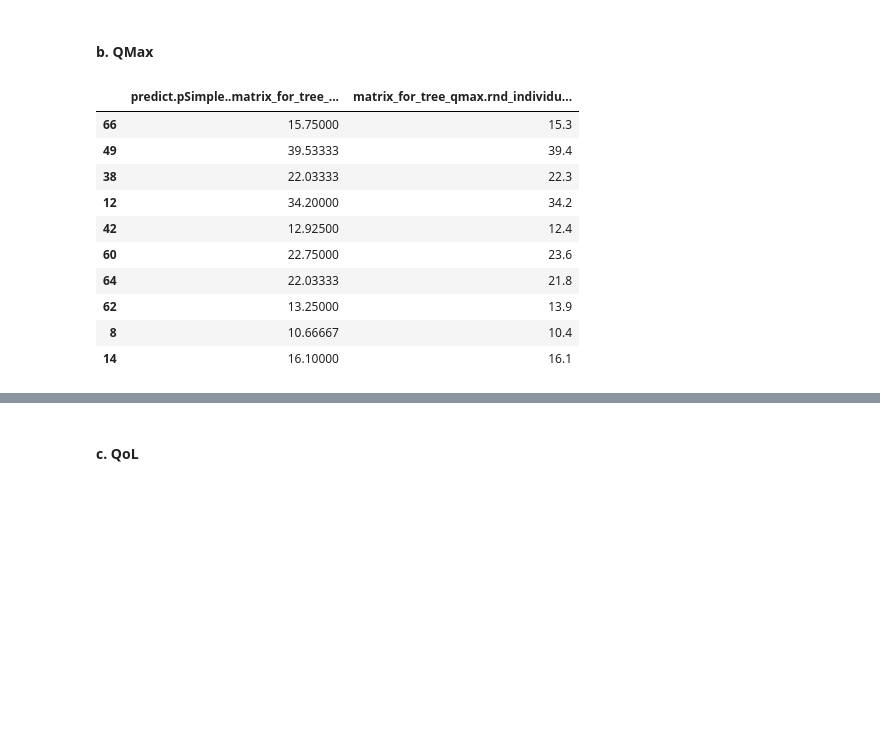
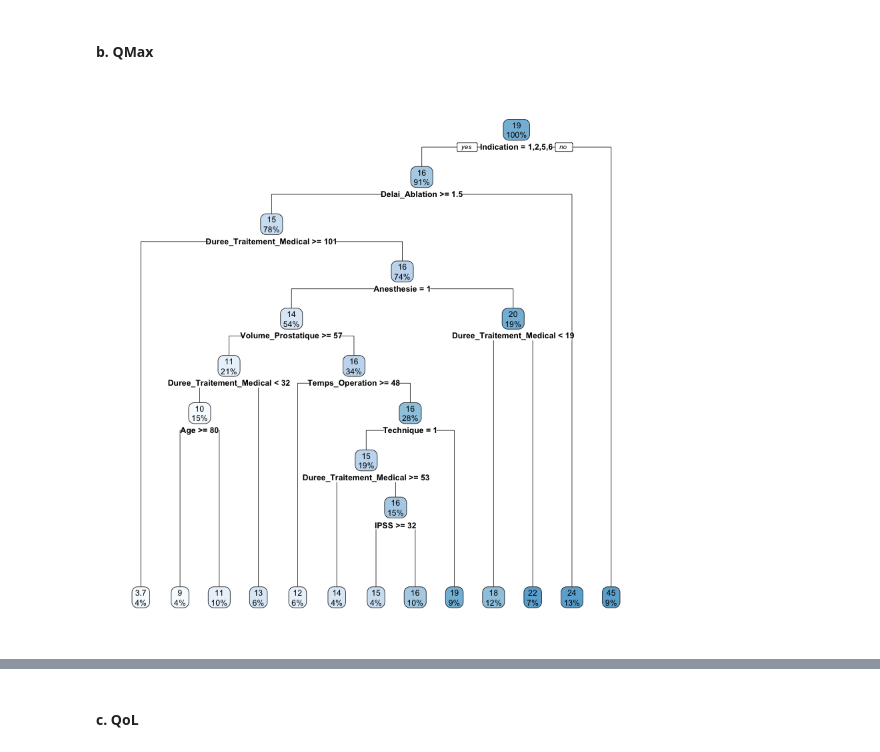
Before and after one commit to BigFab/TP_Adenome, a Jupyter notebook: rtupb_vbpps.ipynb, the cells around one changed output, grey strips where cells are left out. Cells and saved outputs as stored; diff of their text form; code cells hidden in the pictures; blank space fills up the shorter version.

```diff
--- a/rtupb_vbpps.ipynb
+++ b/rtupb_vbpps.ipynb
@@ -921,27 +965,15 @@ data.frame(predict(pSimple,matrix_for_tree_ipss[rnd_individus,]), matrix_for_tre
 # %% [markdown]
 #### b. QMax
 # %%
+# Calcul de l'arbre
 qmax = subset(rtupb_vbpps_post, select = c(M12_Qmax))
 matrix_for_tree_qmax = cbind(rtupb_vbpps_pre, qmax)
 
-tree_qmax = rpart(method = "anova", formula = matrix_for_tree_qmax$M12_Qmax ~.,data=matrix_for_tree_qmax,control=rpart.control(minsplit=5, cp=0))
+tree_qmax = rpart(method = "anova", formula = matrix_for_tree_qmax$M12_Qmax ~.,data=matrix_for_tree_qmax,control=rpart.control(minsplit=10,cp=0))
 
 pSimple <- prune(tree_qmax,cp=0)
-#plot(pSimple)
-#text(tree_qmax, all=FALSE, use.n=FALSE,fancy=FALSE, split=TRUE)
 
-# Evaluation de la performance de l'arbre avec 10 individus tirés au hasard
-rnd_individus = sample(1:nrow(matrix_for_tree_qmax), 10)
-data.frame(predict(pSimple,matrix_for_tree_qmax[rnd_individus,]), matrix_for_tree_qmax[rnd_individus,15])
+# Plot de l'arbre
+rpart.plot(pSimple)
 # %% [output]
-|  | predict.pSimple..matrix_for_tree_... | matrix_for_tree_qmax.rnd_individu... |
-| 66 | 15.75000 | 15.3 |
-| 49 | 39.53333 | 39.4 |
-| 38 | 22.03333 | 22.3 |
-| 12 | 34.20000 | 34.2 |
-| 42 | 12.92500 | 12.4 |
-| 60 | 22.75000 | 23.6 |
-| 64 | 22.03333 | 21.8 |
-| 62 | 13.25000 | 13.9 |
-| 8 | 10.66667 | 10.4 |
-| 14 | 16.10000 | 16.1 |
+[figure, added]
```
Also changed, not shown: parts of 36 cells of this notebook.
